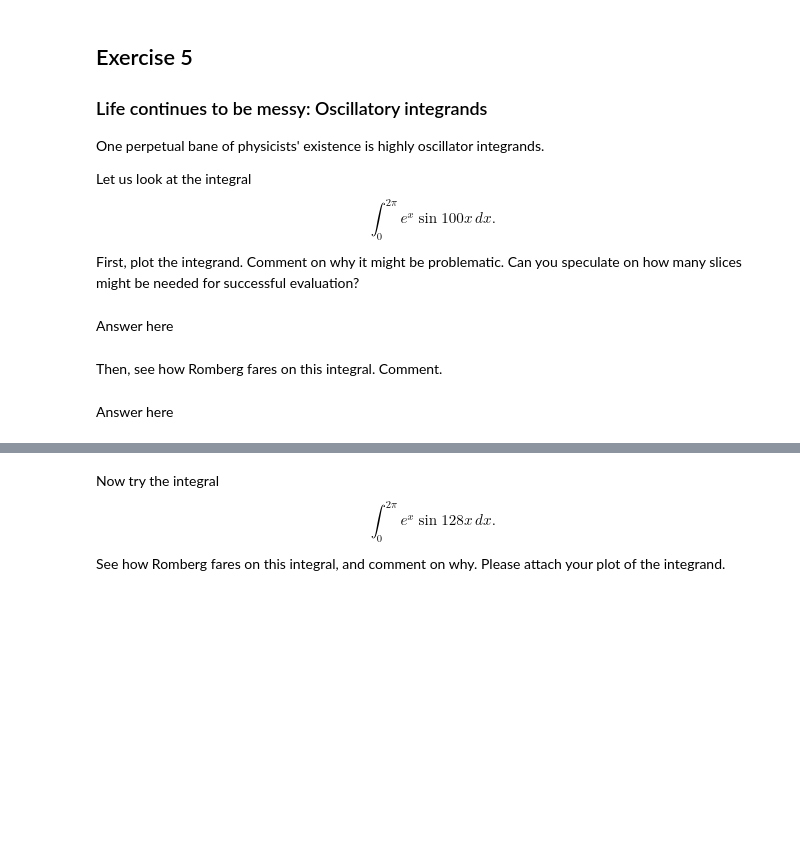
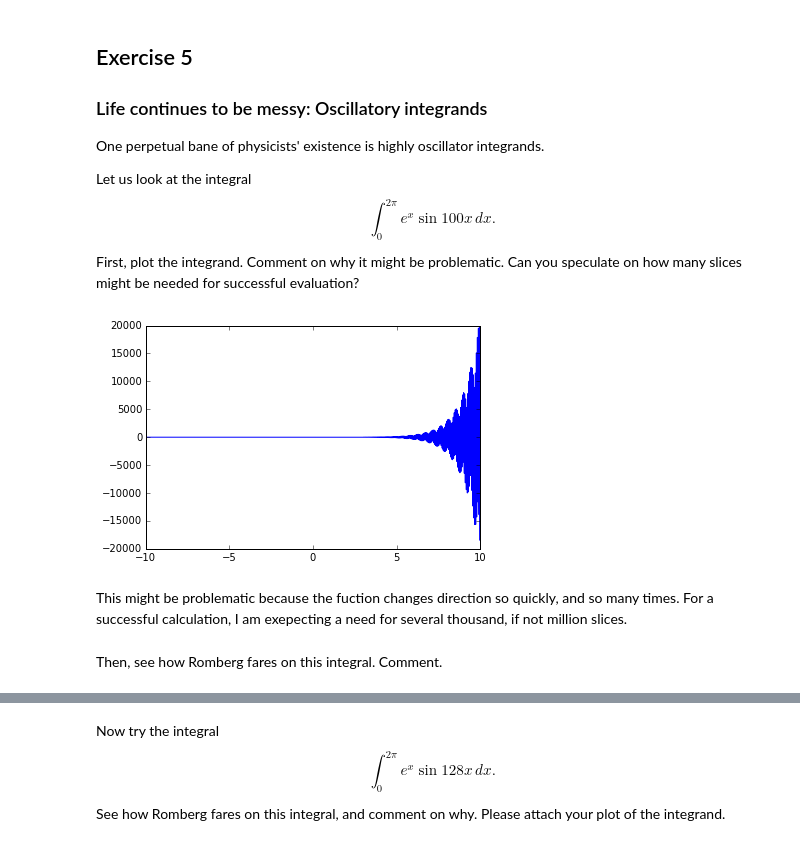
Before and after one commit to elevally/Weekly-Sessions, a Jupyter notebook: Weekly Session 5.ipynb, the cells around one changed output, grey strips where cells are left out. Saved outputs shown, nothing was run; the diff lists cells and outputs as text; code cells hidden in the pictures; blank space fills up the shorter version.

```diff
--- a/Weekly Session 5.ipynb
+++ b/Weekly Session 5.ipynb
@@ -385,6 +399,21 @@ Can you speculate on how many slices might be needed for successful evaluation?
-# %% [markdown]
-<div class=answer>
-<div/>
-Answer here
+# %%
+def f2(z):
+    return math.exp(z)*math.sin(100*z)
+
+x = []
+y = []
+
+for t in np.linspace(-10,10,1000):
+    x.append(t)
+    y.append(f2(t))
+
+plt.plot(x,y)
+plt.show()
+# %% [output]
+[figure, added]
+# %% [markdown]
+<div class=answer>
+<div/>
+This might be problematic because the fuction changes direction so quickly, and so many times.  For a successful calculation, I am exepecting a need for several thousand, if not million slices.
 # %% [markdown]
 Then, see how Romberg fares on this integral.  Comment.
@@ -393,4 +419,0 @@ Then, see how Romberg fares on this integral.  Comment.
-# %% [markdown]
-<div class=answer>
-<div/>
-Answer here
```
Also changed, not shown: parts of 30 cells of this notebook.
